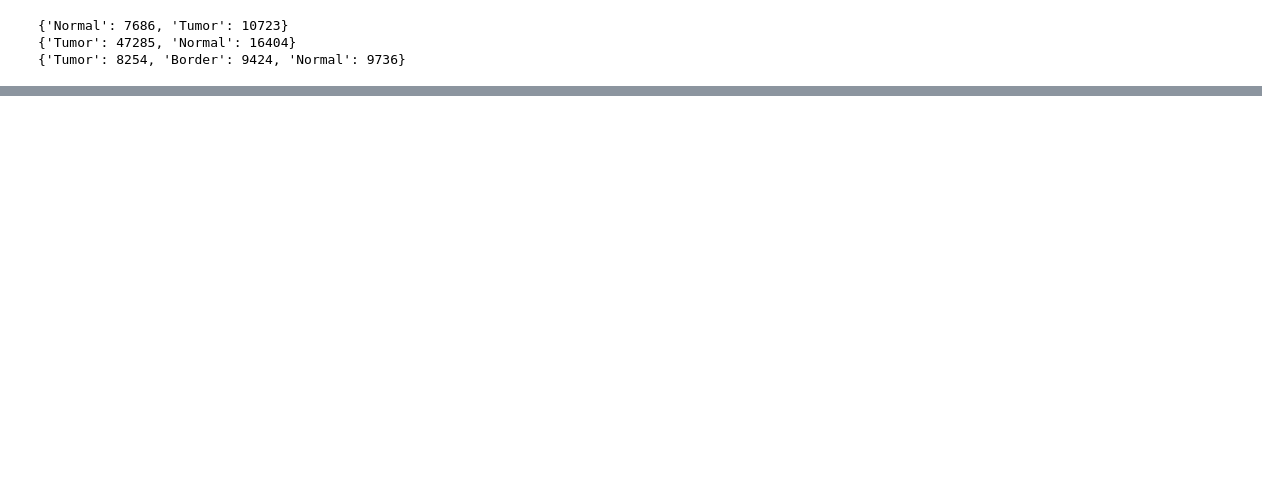
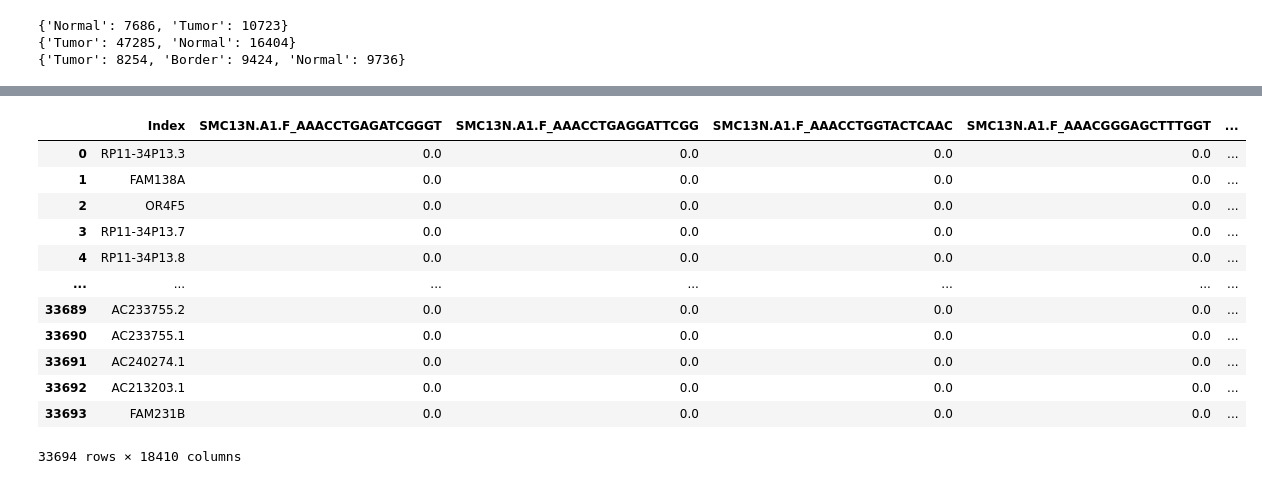
Before and after one commit to krauthammera/m226_final_proj, a Jupyter notebook: m226_proj_data_cleaning.ipynb, the cells around one changed output, grey strips where cells are left out. Cells and saved outputs as stored; diff of their text form; code cells hidden in the pictures; blank space fills up the shorter version.

```diff
--- a/m226_proj_data_cleaning.ipynb
+++ b/m226_proj_data_cleaning.ipynb
@@ -10,7 +10,7 @@ from sklearn.ensemble import RandomForestClassifier
 #data_dir = '/home/ak30504/git_projects/m226/m226_final_proj/data/'
 data_dir = './data/'
 
-dataset1_path = data_dir + 'GSE132257/GSE132257_GEO_natural_log_TPM_matrix.txt'
+dataset1_path = data_dir + 'GSE132257/GSE132257_GEO_processed_protocol_and_fresh_frozen_natural_log_TPM_matrix.txt'
 dataset1_annotations_path = data_dir + 'GSE132257/GSE132257_processed_protocol_and_fresh_frozen_cell_annotation.txt'
 
 dataset2_path = data_dir + 'GSE132465/GSE132465_GEO_processed_CRC_10X_natural_log_TPM_matrix.txt'
@@ -103,7 +103,8 @@ plt.show()
     #~30k epithelial cells, ~40k T cells, ~19k B cells across the three datasets.
     #I would think that with any of these subgroups we could train a classifier or do a UMAP.
 # %%
-#dataset1 = pd.read_csv(dataset1_path, header=0, sep='\t')
+%%time
+dataset1 = pd.read_csv(dataset1_path, header=0, sep='\t')
 #looks like the rows are genes, with the gene name appearing as the index. The subsequent columns are the cells,
     #and the values below each cell are the expression levels. This appears to be a fairly sparse set,
     #that is, most of the expression values for each gene are zero
@@ -164,0 +172,16 @@ plt.show()
+# %%
+dataset1
+# %% [output]
+|  | Index | SMC13N.A1.F_AAACCTGAGATCGGGT | SMC13N.A1.F_AAACCTGAGGATTCGG | SMC13N.A1.F_AAACCTGGTACTCAAC | SMC13N.A1.F_AAACGGGAGCTTTGGT | ... |
+| 0 | RP11-34P13.3 | 0.0 | 0.0 | 0.0 | 0.0 | ... |
+| 1 | FAM138A | 0.0 | 0.0 | 0.0 | 0.0 | ... |
+| 2 | OR4F5 | 0.0 | 0.0 | 0.0 | 0.0 | ... |
+| 3 | RP11-34P13.7 | 0.0 | 0.0 | 0.0 | 0.0 | ... |
+| 4 | RP11-34P13.8 | 0.0 | 0.0 | 0.0 | 0.0 | ... |
+| ... | ... | ... | ... | ... | ... | ... |
+| 33689 | AC233755.2 | 0.0 | 0.0 | 0.0 | 0.0 | ... |
+| 33690 | AC233755.1 | 0.0 | 0.0 | 0.0 | 0.0 | ... |
+| 33691 | AC240274.1 | 0.0 | 0.0 | 0.0 | 0.0 | ... |
+| 33692 | AC213203.1 | 0.0 | 0.0 | 0.0 | 0.0 | ... |
+| 33693 | FAM231B | 0.0 | 0.0 | 0.0 | 0.0 | ... |
+33694 rows × 18410 columns
```
Also changed, not shown: parts of 36 cells of this notebook, 4 other files.
